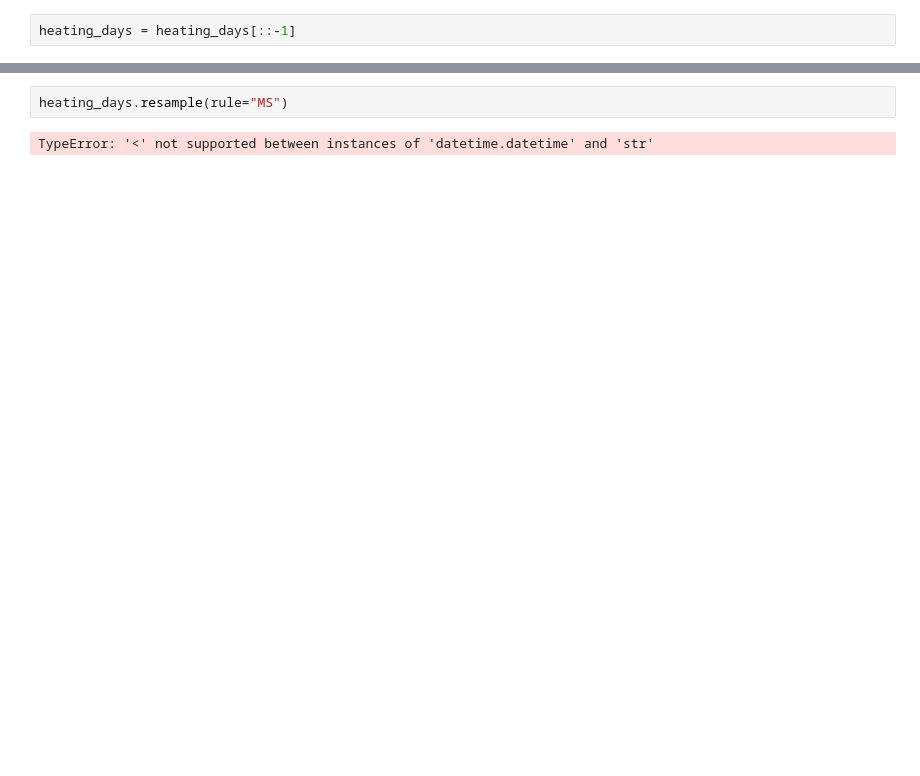
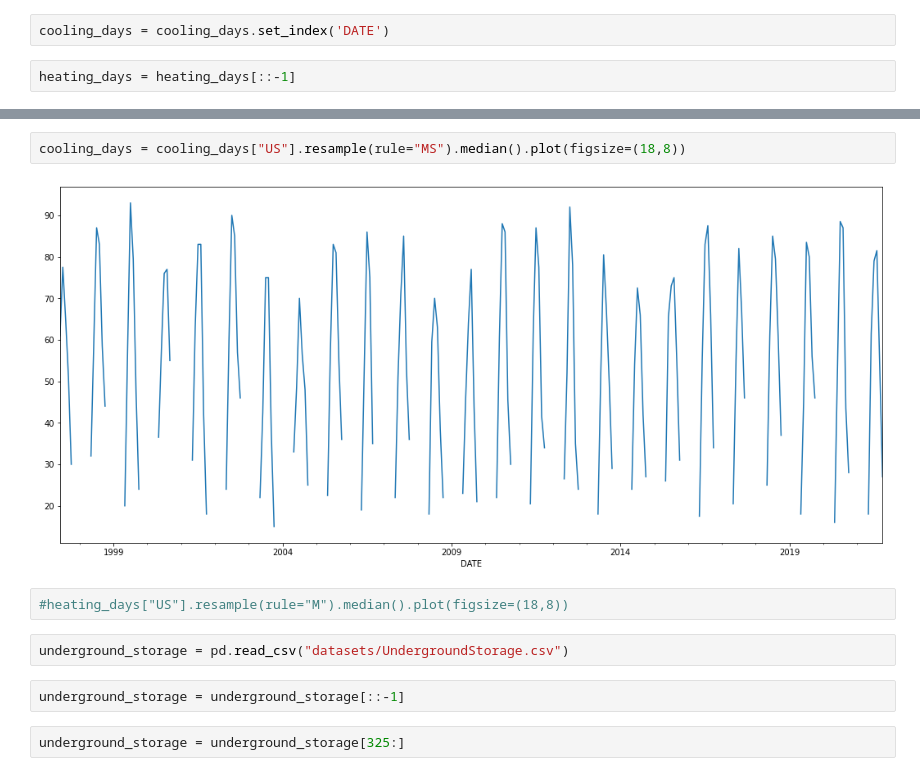
Before and after one commit to jagadeesh-tolnut/NaturalGas-DSNotebooks, a Jupyter notebook: EDA/Untitled.ipynb, the cells around one changed output, grey strips where cells are left out. Saved outputs shown, nothing was run; the diff lists cells and outputs as text; blank space fills up the shorter version.

```diff
--- a/EDA/Untitled.ipynb
+++ b/EDA/Untitled.ipynb
@@ -351,6 +351,8 @@ type(heating_days["DATE"][0])
 datetime.datetime
 # %%
 heating_days = heating_days.set_index('DATE')
+# %%
+cooling_days = cooling_days.set_index('DATE')
 # %%
 heating_days = heating_days[::-1]
 # %%
@@ -361,4 +379,12 @@ heating_days["US"].plot(figsize=(18,5))
 # %%
-heating_days.resample(rule="MS")
+cooling_days = cooling_days["US"].resample(rule="MS").median().plot(figsize=(18,8))
 # %% [output]
-TypeError: '<' not supported between instances of 'datetime.datetime' and 'str'
+[figure, added]
+# %%
+#heating_days["US"].resample(rule="M").median().plot(figsize=(18,8))
+# %%
+underground_storage = pd.read_csv("datasets/UndergroundStorage.csv")
+# %%
+underground_storage = underground_storage[::-1]
+# %%
+underground_storage = underground_storage[325:]
```
Also changed, not shown: parts of 20 cells of this notebook, 3 other files.
